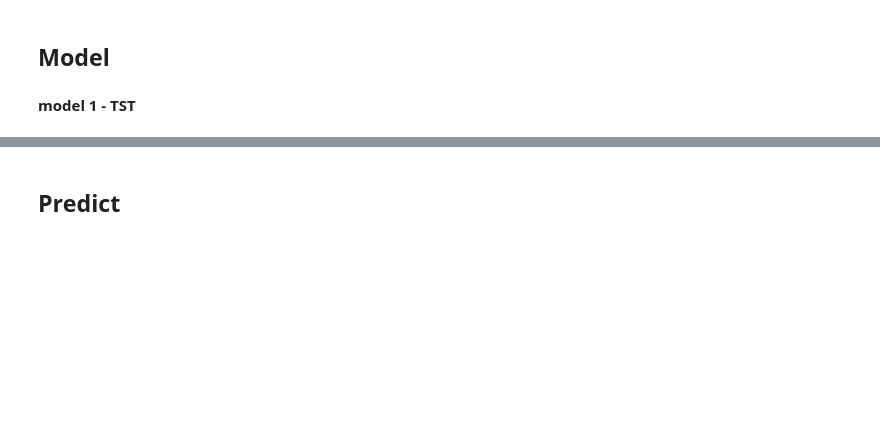
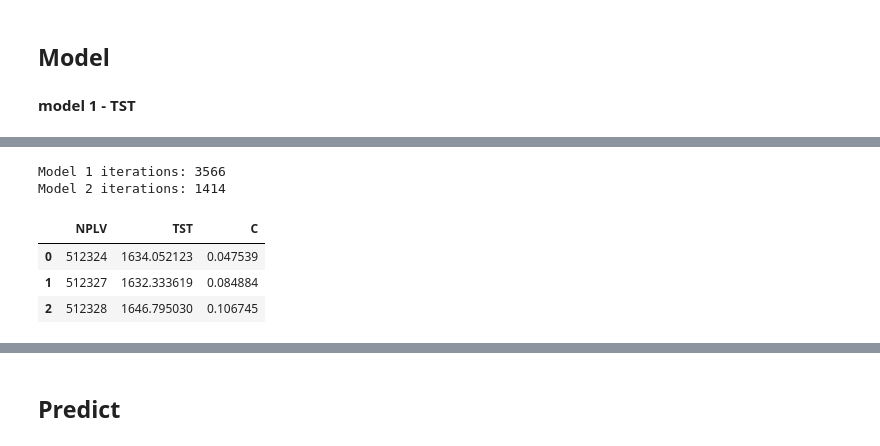
Before and after one commit to ndmel/evraz_challenge_2021_track_1, a Jupyter notebook: main.ipynb, the cells around one changed output, grey strips where cells are left out. Drawn from its saved outputs; the diff is of its cells as text; code cells hidden in the pictures; blank space fills up the shorter version.

```diff
--- a/main.ipynb
+++ b/main.ipynb
@@ -297,7 +297,7 @@ used_features = [
     # Комбинированные фичи
     'VES_CHUGUN_REL_LOM',  #'VES_CHUGUN_SUM_LOM',
     'VES_CHUGUN_REL_SIP', #'VES_CHUGUN_SUM_SIP', 'VES_CHUGUN_SUM_SIP_LOM',
-#     'T_CHUGUN_REL_GAS', 'T_GAS_DELTA_SINCE_ZAMER',
+    'T_CHUGUN_REL_GAS', 'T_GAS_DELTA_SINCE_ZAMER',
 
     # Фичи газа
     'T_last_gas',  'V_last_gas', 'O2_last_gas', 'N2_last_gas', 'H2_last_gas', 'CO2_last_gas', 'CO_last_gas', 'AR_last_gas',
@@ -353,7 +353,7 @@ train_df.head()
 # %%
 # similarity by plavka
 comb_df = train_df.append(test_df, ignore_index = True)
-for i, row in tqdm.tqdm(comb_df.drop(['TST', 'C'], 1)[50:].iterrows(), total = comb_df[50:].shape[0]):
+for i, row in tqdm.tqdm(comb_df.drop(['TST', 'C'], 1)[250:].iterrows(), total = comb_df[250:].shape[0]):
 
     prev_df = train_df[:i].copy()
     prev_df['diff'] = (np.abs(prev_df.drop(['TST', 'C'], 1) - row) / prev_df).sum(axis = 1)
@@ -372,12 +372,12 @@ test_df['C_SIMILAR'] = comb_df[train_df.shape[0]:]['C_SIMILAR'].values
 # Общие параметры модели
 params = {
     "iterations": 10000,
-    'max_depth':None,
     "loss_function": "MAE",
     'learning_rate':0.01,
     "verbose": 100,
     'random_seed':42,
 }
+nfolds = 5
 
 # Для каждой модели отдельный датасет
 train_df_1 = train_df.copy()
@@ -389 +495,39 @@ train_size_2 = int(train_df_2.shape[0] * 0.8)
+# %%
+print('Model 1 iterations:', int(np.mean(best_its_1)))
+model_1_full = CatBoostRegressor(
+    iterations=int(np.mean(best_its_1)),
+    learning_rate=params['learning_rate'],
+    loss_function=params['loss_function'],
+    verbose=False,
+    cat_features = cat_features_1,
+)
+model_1_full.fit(X_1, y_1);
+y_test_pred_1_full = model_1_full.predict(X_test_1)
+
+# full train
+print('Model 2 iterations:', int(np.mean(best_its_2)))
+model_2_full = CatBoostRegressor(
+    iterations=int(np.mean(best_its_2)),
+    learning_rate=params['learning_rate'],
+    loss_function=params['loss_function'],
+    verbose=False,
+    cat_features = cat_features_2,
+)
+model_2_full.fit(X_2, y_2);
+y_test_pred_2_full = model_2_full.predict(X_test_2)
+# %% [output]
+Model 1 iterations: 3566
+Model 2 iterations: 1414
+# %%
+save_df = sub_df.copy()
+save_df['TST'] = np.mean(y_test_preds_1 + [y_test_pred_1_full], axis = 0)
+save_df['C'] = np.mean(y_test_preds_2 + [y_test_pred_2_full], axis = 0)
+assert save_df.shape[0] == sub_df.shape[0]
+save_df.to_csv('./results/submission_final.csv', index = False)
+save_df.head(3)
+# %% [output]
+|  | NPLV | TST | C |
+| 0 | 512324 | 1634.052123 | 0.047539 |
+| 1 | 512327 | 1632.333619 | 0.084884 |
+| 2 | 512328 | 1646.795030 | 0.106745 |
 # %%
```
Also changed, not shown: parts of 7 cells of this notebook.
